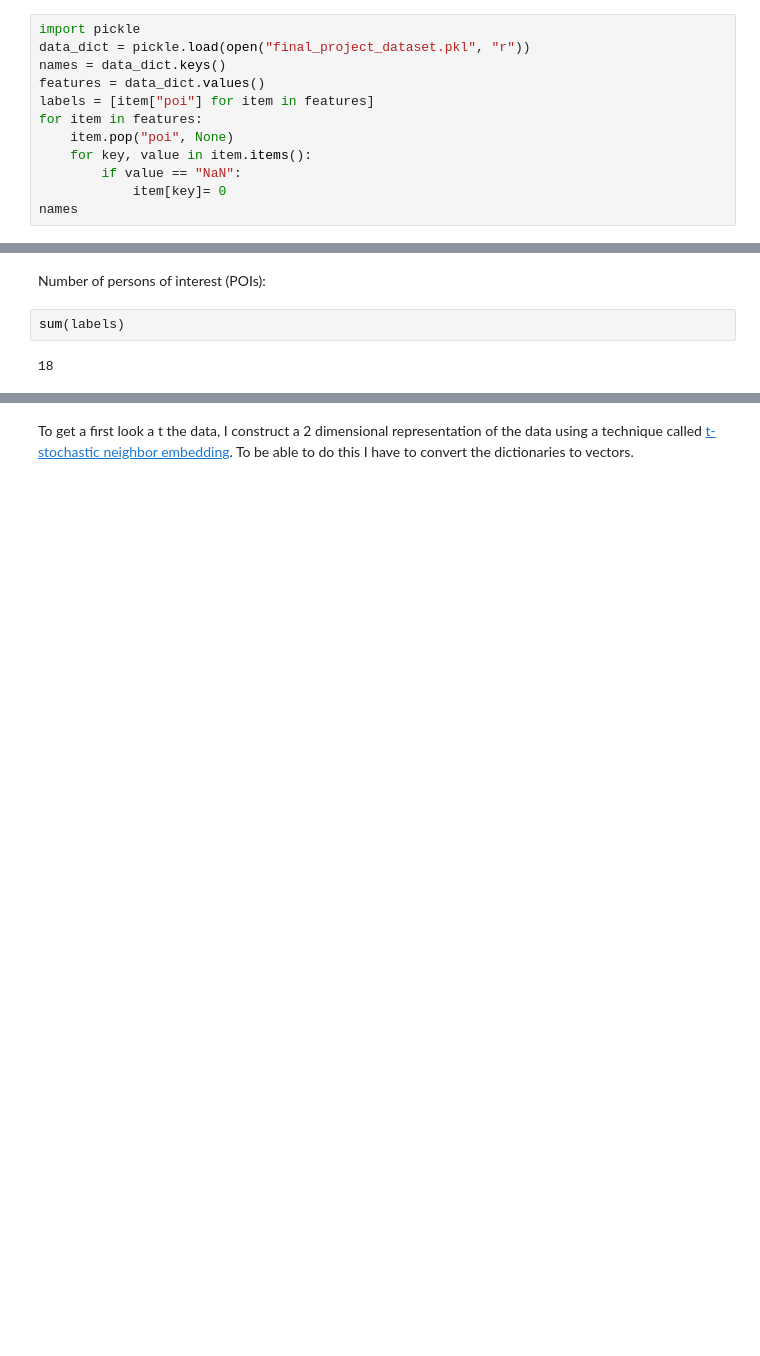
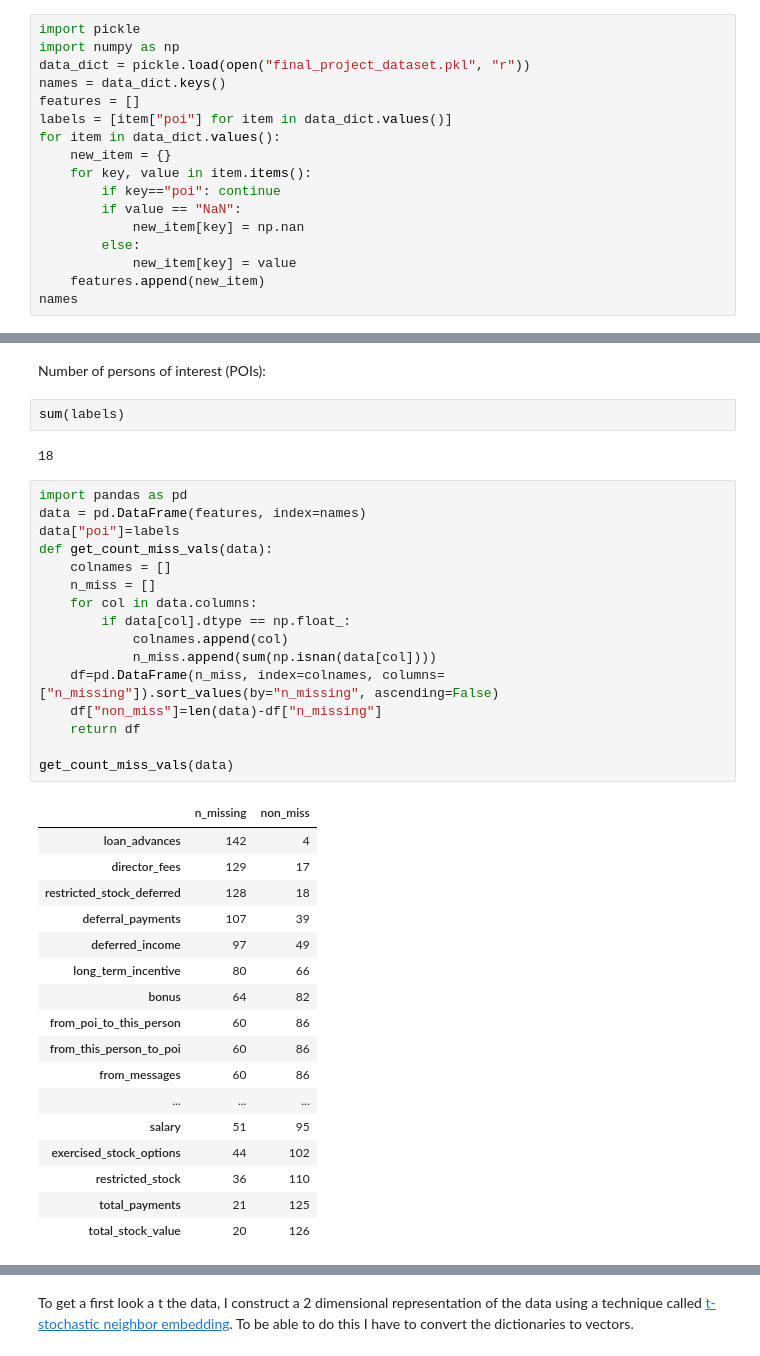
Before and after one commit to mbunse/ud120-projects, a Jupyter notebook: final_project/Look At Enron data set.ipynb, the cells around one changed output, grey strips where cells are left out. Drawn from its saved outputs; the diff is of its cells as text; blank space fills up the shorter version.

```diff
--- a/final_project/Look At Enron data set.ipynb
+++ b/final_project/Look At Enron data set.ipynb
@@ -5,15 +5,20 @@
 I load the original data. The data is provided as a dcitionary. The keys are the names of the Enron employees.
 # %%
 import pickle
+import numpy as np
 data_dict = pickle.load(open("final_project_dataset.pkl", "r"))
 names = data_dict.keys()
-features = data_dict.values()
-labels = [item["poi"] for item in features]
-for item in features:
-    item.pop("poi", None)
+features = []
+labels = [item["poi"] for item in data_dict.values()]
+for item in data_dict.values():
+    new_item = {}
     for key, value in item.items():
+        if key=="poi": continue
         if value == "NaN":
-            item[key]= 0
+            new_item[key] = np.nan
+        else:
+            new_item[key] = value
+    features.append(new_item)
 names
 # %% [output]
 ['METTS MARK',
@@ -46,3 +70,37 @@ Number of persons of interest (POIs):
 sum(labels)
 # %% [output]
 18
+# %%
+import pandas as pd
+data = pd.DataFrame(features, index=names)
+data["poi"]=labels
+def get_count_miss_vals(data):
+    colnames = []
+    n_miss = []
+    for col in data.columns:
+        if data[col].dtype == np.float_:
+            colnames.append(col)
+            n_miss.append(sum(np.isnan(data[col])))
+    df=pd.DataFrame(n_miss, index=colnames, columns=["n_missing"]).sort_values(by="n_missing", ascending=False)
+    df["non_miss"]=len(data)-df["n_missing"]
+    return df
+
+get_count_miss_vals(data)
+# %% [output]
+|  | n_missing | non_miss |
+| loan_advances | 142 | 4 |
+| director_fees | 129 | 17 |
+| restricted_stock_deferred | 128 | 18 |
+| deferral_payments | 107 | 39 |
+| deferred_income | 97 | 49 |
+| long_term_incentive | 80 | 66 |
+| bonus | 64 | 82 |
+| from_poi_to_this_person | 60 | 86 |
+| from_this_person_to_poi | 60 | 86 |
+| from_messages | 60 | 86 |
+| ... | ... | ... |
+| salary | 51 | 95 |
+| exercised_stock_options | 44 | 102 |
+| restricted_stock | 36 | 110 |
+| total_payments | 21 | 125 |
+| total_stock_value | 20 | 126 |
```
Also changed, not shown: parts of 8 cells of this notebook.
